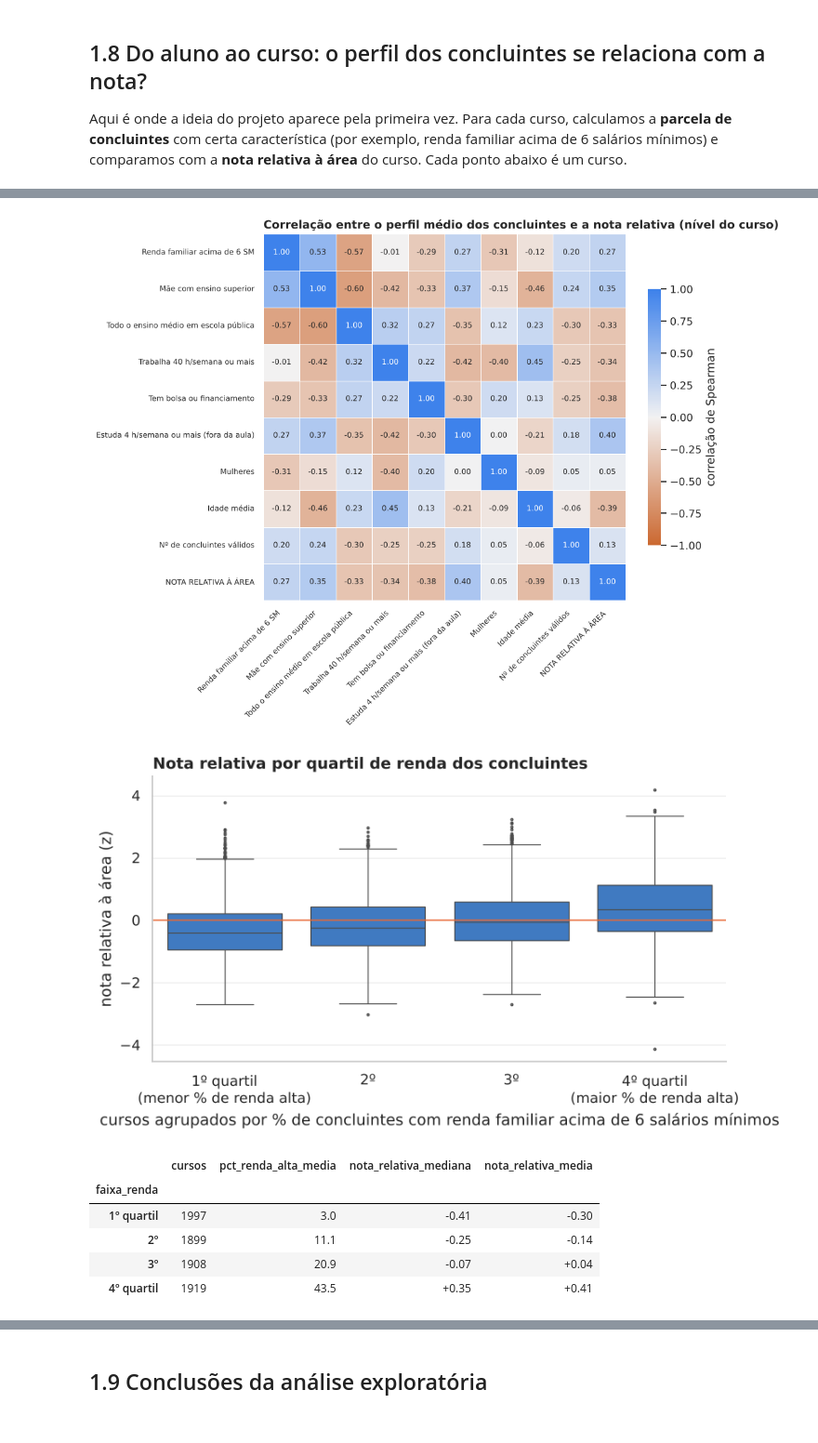
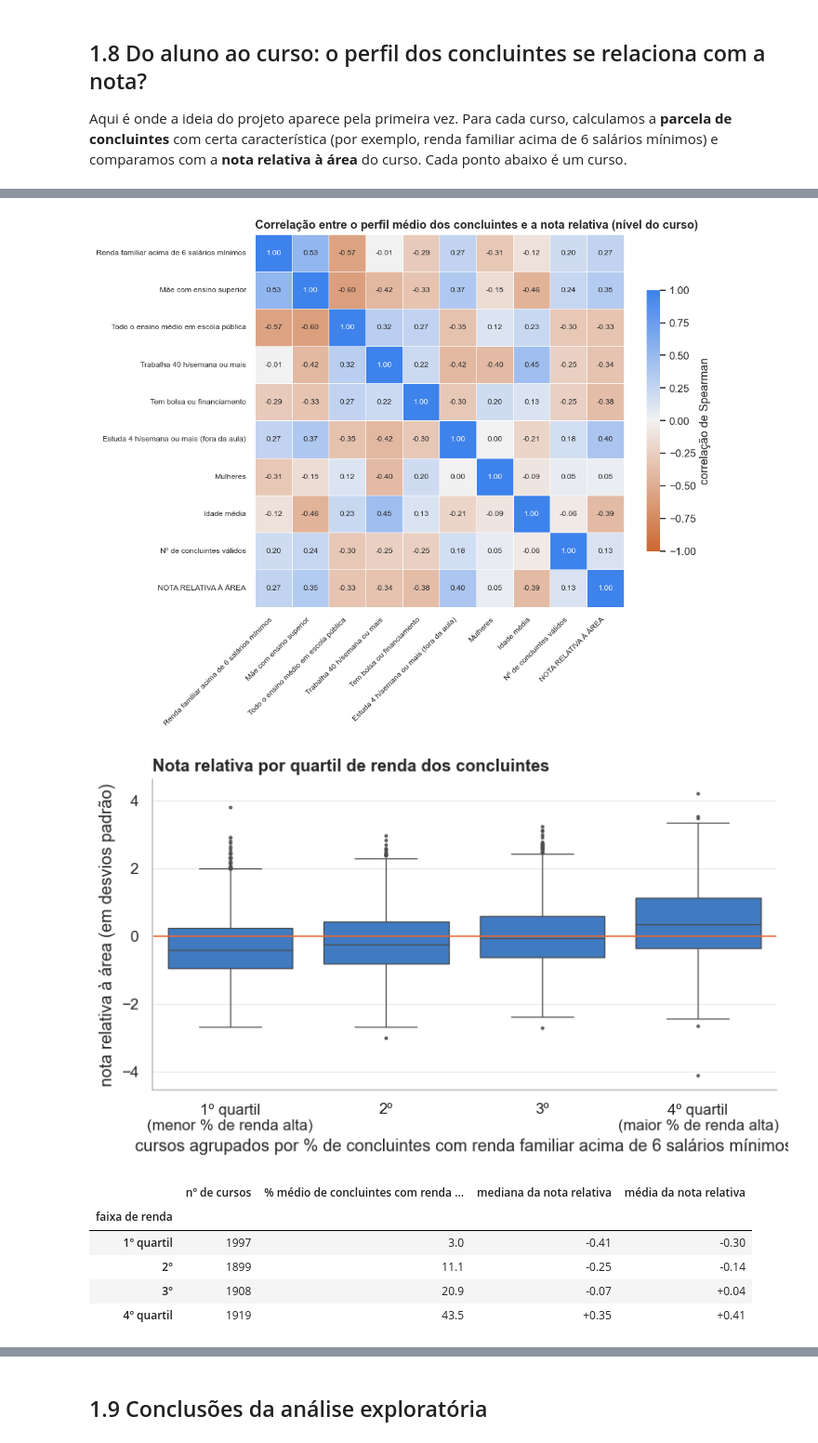
Before and after one commit to NicolasSimoes/cienciasdedados, a Jupyter notebook: cienciadados/ENADE2023/ENADE2023_Sprints_1_2_3.ipynb, the cells around one changed output, grey strips where cells are left out. Shown at 93% size. Drawn from its saved outputs; the diff is of its cells as text; code cells hidden in the pictures.

```diff
--- a/cienciadados/ENADE2023/ENADE2023_Sprints_1_2_3.ipynb
+++ b/cienciadados/ENADE2023/ENADE2023_Sprints_1_2_3.ipynb
@@ -420,7 +461,7 @@ Alunos sem NT_GER: 59,737
 # %%
 v = a3[valido]
 fig, axes = plt.subplots(1, 3, figsize=(12, 3.6), sharey=False)
-for ax, c, t in zip(axes, ["NT_GER", "NT_FG", "NT_CE"], ["Nota geral (NT_GER)", "Formação geral (NT_FG)", "Componente específico (NT_CE)"]):
+for ax, c, t in zip(axes, ["NT_GER", "NT_FG", "NT_CE"], [NOME_NOTA["NT_GER"], NOME_NOTA["NT_FG"], NOME_NOTA["NT_CE"]]):
     ax.hist(v[c], bins=40, color=AZUL, edgecolor="white", linewidth=0.4)
     ax.axvline(v[c].median(), color=LARANJA, lw=1.6); ax.set_title(t, fontsize=11)
     ax.text(0.03, 0.95, f"mediana = {v[c].median():.1f}\nmédia = {v[c].mean():.1f}", transform=ax.transAxes, ha="left", va="top", fontsize=9)
@@ -429,6 +470,6 @@ axes[0].set_ylabel("nº de concluintes")
 fig.suptitle("Distribuição das notas dos concluintes com resultado válido", x=0.01, ha="left", fontweight="bold", y=1.03)
 fig.subplots_adjust(wspace=0.32)
 salvar("02_hist_notas.png")
-display(v[NOTAS].describe().T.rename(columns={"count": "n", "mean": "média", "std": "dp", "50%": "mediana"})[["n", "média", "dp", "min", "25%", "mediana", "75%", "max"]]
-        .style.format({"n": "{:,.0f}"}))
+display(v[NOTAS].describe().T.rename(index=NOME_NOTA, columns={"count": "nº de alunos", "mean": "média", "std": "desvio padrão", "min": "mínimo", "25%": "25% abaixo de", "50%": "mediana", "75%": "75% abaixo de", "max": "máximo"})
+        [["nº de alunos", "média", "desvio padrão", "mínimo", "25% abaixo de", "mediana", "75% abaixo de", "máximo"]].style.format({"nº de alunos": "{:,.0f}"}))
 # %% [output]
@@ -543,10 +621,10 @@ fig, axes = plt.subplots(1, 2, figsize=(12.5, 7), gridspec_kw={"width_ratios": [
 ordem = exp.groupby("area")["media_NT_GER"].median().sort_values().index
 ax = axes[0]
 sns.boxplot(data=exp, y="area", x="media_NT_GER", order=ordem, color=AZUL, fliersize=2, linewidth=0.8, ax=ax, boxprops=dict(alpha=0.85))
-ax.set_xlabel("nota média do curso (NT_GER)"); ax.set_ylabel(""); ax.set_title("Nota média dos cursos, por área"); ax.tick_params(axis="y", labelsize=8)
+ax.set_xlabel("nota geral média do curso"); ax.set_ylabel(""); ax.set_title("Nota média dos cursos, por área"); ax.tick_params(axis="y", labelsize=8)
 ax = axes[1]
 sns.boxplot(data=exp, y="area", x="nota_relativa", order=ordem, color=LARANJA, fliersize=2, linewidth=0.8, ax=ax, boxprops=dict(alpha=0.85))
-ax.set_yticklabels([]); ax.set_ylabel(""); ax.set_xlabel("nota relativa à área (z-score)"); ax.set_title("Depois de descontar a área"); ax.axvline(0, color=CINZA, lw=0.8)
+ax.set_yticklabels([]); ax.set_ylabel(""); ax.set_xlabel("nota relativa à área (em desvios padrão)"); ax.set_title("Depois de descontar a área"); ax.axvline(0, color=CINZA, lw=0.8)
 plt.tight_layout(); salvar("06_notas_por_area.png")
 # %% [output]
 7,723 cursos com ≥ 10 concluintes válidos
@@ -561,7 +647,7 @@ for ax, (col, titulo) in zip(axes.ravel(), CARACT):
     d = exp.groupby(col).filter(lambda x: len(x) >= 30)
     ordem = d.groupby(col)["nota_relativa"].median().sort_values(ascending=False).index
     sns.boxplot(data=d, y=col, x="nota_relativa", order=ordem, orient="h", color=AZUL, fliersize=1.5, linewidth=0.8, ax=ax)
-    ax.axvline(0, color=LARANJA, lw=1); ax.set_title(titulo, fontsize=11); ax.set_ylabel(""); ax.set_xlabel("nota relativa à área (z)"); ax.tick_params(axis="y", labelsize=9)
+    ax.axvline(0, color=LARANJA, lw=1); ax.set_title(titulo, fontsize=11); ax.set_ylabel(""); ax.set_xlabel("nota relativa à área (em desvios padrão)"); ax.tick_params(axis="y", labelsize=9)
     tabs.append(d.groupby(col)["nota_relativa"].agg(cursos="count", mediana="median", média="mean").loc[ordem].assign(característica=titulo).rename_axis("grupo").reset_index())
 fig.suptitle("Nota relativa dos cursos segundo suas características (grupos com ≥ 30 cursos)", x=0.01, ha="left", fontweight="bold", y=1.0)
 plt.tight_layout(); salvar("07_nota_relativa_por_caracteristica.png")
@@ -684,7 +797,7 @@ sexo_curso = ler_arq(5, usecols=["CO_CURSO", "TP_SEXO"]); perfil["pct_feminino"]
 idade_curso = ler_arq(6, usecols=["CO_CURSO", "NU_IDADE"]); idade_curso["NU_IDADE"] = pd.to_numeric(idade_curso["NU_IDADE"], errors="coerce")
 perfil["idade_media"] = idade_curso.groupby("CO_CURSO")["NU_IDADE"].mean()
 eda = exp.join(perfil, how="left")
-NOMES = {"renda_acima_6sm": "Renda familiar acima de 6 SM", "mae_superior": "Mãe com ensino superior", "escola_publica_total": "Todo o ensino médio em escola pública",
+NOMES = {"renda_acima_6sm": "Renda familiar acima de 6 salários mínimos", "mae_superior": "Mãe com ensino superior", "escola_publica_total": "Todo o ensino médio em escola pública",
          "trabalha_40h": "Trabalha 40 h/semana ou mais", "com_bolsa_ou_financ": "Tem bolsa ou financiamento", "estuda_mais_de_4h": "Estuda 4 h/semana ou mais (fora da aula)",
          "pct_feminino": "Mulheres", "idade_media": "Idade média"}
 from scipy.stats import spearmanr
@@ -695,6 +808,6 @@ for ax, c in zip(axes.ravel(), NOMES):
     ax.scatter(d[c] * fator, d["nota_relativa"], s=5, alpha=0.25, color=AZUL, linewidths=0)
     b = np.polyfit(d[c] * fator, d["nota_relativa"], 1); xs = np.array([d[c].min(), d[c].max()]) * fator; ax.plot(xs, b[0] * xs + b[1], color=LARANJA, lw=1.8)
     ax.set_title(f"{NOMES[c]}\nρ = {rho:+.2f}", fontsize=10); ax.set_xlabel("% dos concluintes do curso" if c != "idade_media" else "anos")
-for ax in axes[:, 0]: ax.set_ylabel("nota relativa à área (z)")
+for ax in axes[:, 0]: ax.set_ylabel("nota relativa à área (em desvios padrão)")
 plt.tight_layout(); salvar("11_dispersao_perfil_x_nota.png")
 # %% [output]
@@ -704,25 +838,25 @@ plt.tight_layout(); salvar("11_dispersao_perfil_x_nota.png")
 # %%
 cols = list(NOMES) + ["n_validos", "nota_relativa"]
 rot = {**NOMES, "n_validos": "Nº de concluintes válidos", "nota_relativa": "NOTA RELATIVA À ÁREA"}
 cm = eda[cols].corr(method="spearman").rename(index=rot, columns=rot)
 fig, ax = plt.subplots(figsize=(8.6, 7))
 sns.heatmap(cm, annot=True, fmt=".2f", cmap=sns.diverging_palette(28, 255, s=85, l=55, center="light", as_cmap=True), center=0, vmin=-1, vmax=1,
             linewidths=0.5, ax=ax, annot_kws={"fontsize": 8}, cbar_kws={"shrink": 0.7, "label": "correlação de Spearman"})
 ax.set_title("Correlação entre o perfil médio dos concluintes e a nota relativa (nível do curso)"); ax.tick_params(axis="x", rotation=45, labelsize=8); ax.tick_params(axis="y", labelsize=8)
 plt.setp(ax.get_xticklabels(), ha="right"); salvar("12_correlacao_perfil_nota.png")
 
 # Boxplot: nota relativa por faixa (quartis) de renda alta
 eda["faixa_renda"] = pd.qcut(eda["renda_acima_6sm"], 4, labels=["1º quartil\n(menor % de renda alta)", "2º", "3º", "4º quartil\n(maior % de renda alta)"])
 fig, ax = plt.subplots(figsize=(8, 4))
 sns.boxplot(data=eda, x="faixa_renda", y="nota_relativa", color=AZUL, fliersize=1.5, linewidth=0.8, ax=ax); ax.axhline(0, color=LARANJA, lw=1)
-ax.set_xlabel("cursos agrupados por % de concluintes com renda familiar acima de 6 salários mínimos"); ax.set_ylabel("nota relativa à área (z)"); ax.set_title("Nota relativa por quartil de renda dos concluintes")
+ax.set_xlabel("cursos agrupados por % de concluintes com renda familiar acima de 6 salários mínimos"); ax.set_ylabel("nota relativa à área (em desvios padrão)"); ax.set_title("Nota relativa por quartil de renda dos concluintes")
 salvar("13_boxplot_renda.png")
-display(eda.groupby("faixa_renda", observed=True).agg(cursos=("nota_relativa", "size"), pct_renda_alta_media=("renda_acima_6sm", lambda x: 100 * x.mean()), nota_relativa_mediana=("nota_relativa", "median"), nota_relativa_media=("nota_relativa", "mean")).rename(index=lambda i: str(i).split("\n")[0]).style.format({"pct_renda_alta_media": "{:.1f}", "nota_relativa_mediana": "{:+.2f}", "nota_relativa_media": "{:+.2f}"}))
+display(eda.groupby("faixa_renda", observed=True).agg(cursos=("nota_relativa", "size"), pct_renda_alta_media=("renda_acima_6sm", lambda x: 100 * x.mean()), nota_relativa_mediana=("nota_relativa", "median"), nota_relativa_media=("nota_relativa", "mean")).rename(index=lambda i: str(i).split("\n")[0], columns={"cursos": "nº de cursos", "pct_renda_alta_media": "% médio de concluintes com renda alta", "nota_relativa_mediana": "mediana da nota relativa", "nota_relativa_media": "média da nota relativa"}).rename_axis("faixa de renda").style.format({"% médio de concluintes com renda alta": "{:.1f}", "mediana da nota relativa": "{:+.2f}", "média da nota relativa": "{:+.2f}"}))
 # %% [output]
-[figure, old version]
+[figure, new version]
-[figure, old version]
+[figure, new version]
-|  | cursos | pct_renda_alta_media | nota_relativa_mediana | nota_relativa_media |
-| faixa_renda |  |  |  |  |
+|  | nº de cursos | % médio de concluintes com renda ... | mediana da nota relativa | média da nota relativa |
+| faixa de renda |  |  |  |  |
 | 1º quartil | 1997 | 3.0 | -0.41 | -0.30 |
 | 2º | 1899 | 11.1 | -0.25 | -0.14 |
 | 3º | 1908 | 20.9 | -0.07 | +0.04 |
```
Also changed, not shown: parts of 64 cells of this notebook, 25 other files.
